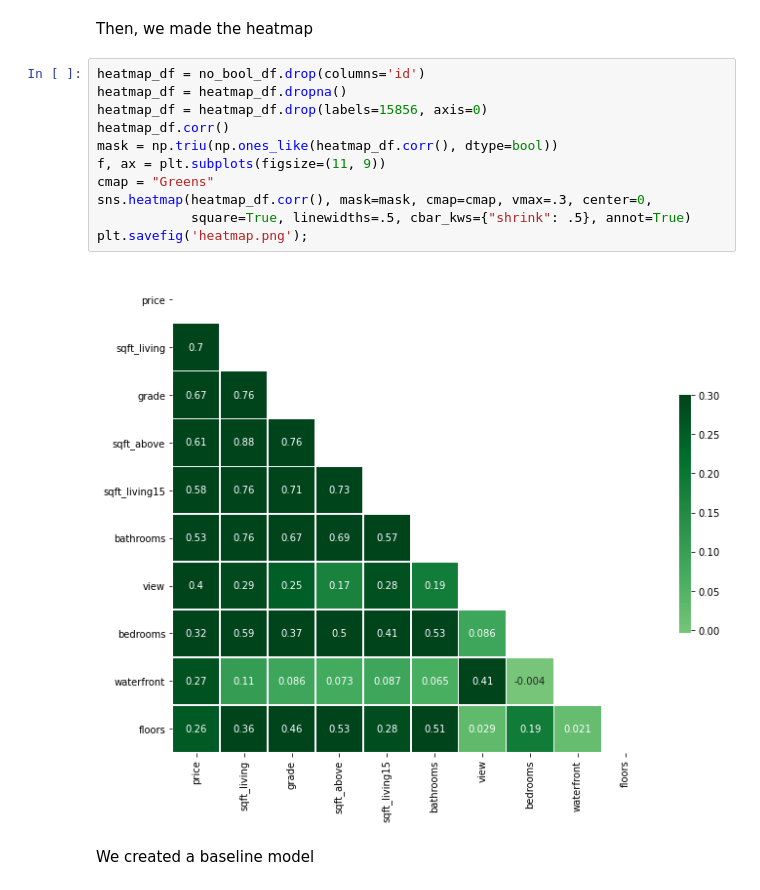
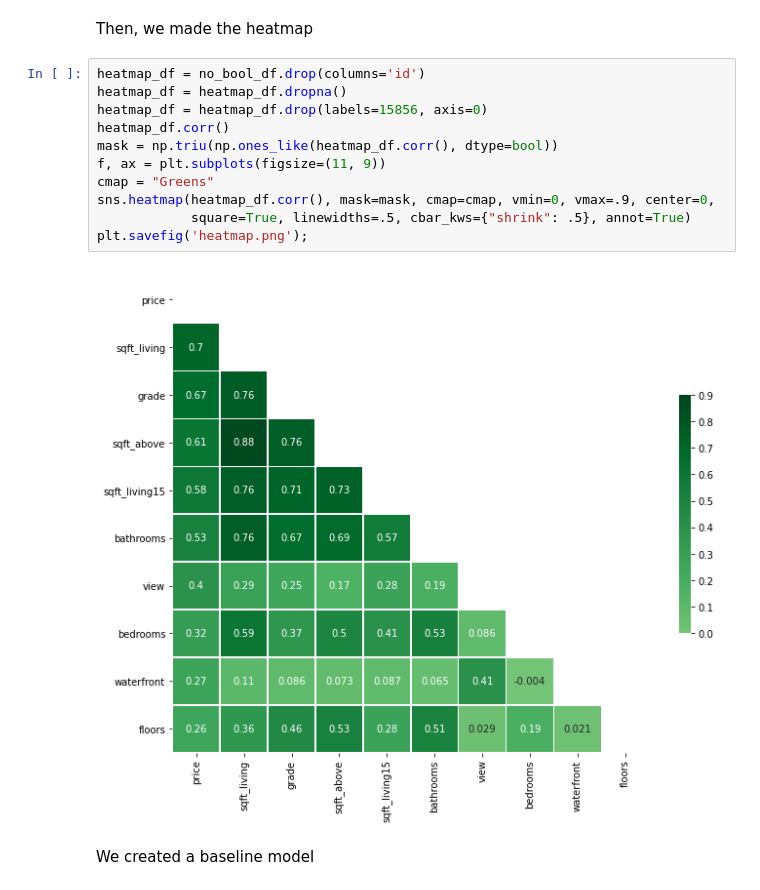
Before and after one commit to learn-co-students/bsc-phase-two-project, a Jupyter notebook: notebooks/exploratory/colette/colette_first_project2_notebook.ipynb, the cells around one changed output. Saved outputs shown, nothing was run; the diff lists cells and outputs as text.

Commit message:
heatmap edits, image edits, readme

```diff
--- a/notebooks/exploratory/colette/colette_first_project2_notebook.ipynb
+++ b/notebooks/exploratory/colette/colette_first_project2_notebook.ipynb
@@ -278,16 +278,16 @@ Then, we made the heatmap
 # %%
 heatmap_df = no_bool_df.drop(columns='id')
 heatmap_df = heatmap_df.dropna()
 heatmap_df = heatmap_df.drop(labels=15856, axis=0)
 heatmap_df.corr()
 mask = np.triu(np.ones_like(heatmap_df.corr(), dtype=bool))
 f, ax = plt.subplots(figsize=(11, 9))
 cmap = "Greens"
-sns.heatmap(heatmap_df.corr(), mask=mask, cmap=cmap, vmax=.3, center=0,
+sns.heatmap(heatmap_df.corr(), mask=mask, cmap=cmap, vmin=0, vmax=.9, center=0,
             square=True, linewidths=.5, cbar_kws={"shrink": .5}, annot=True)
 plt.savefig('heatmap.png');
 # %% [output]
-[figure, old version]
+[figure, new version]
 # %% [markdown]
 We created a baseline model
 # %%
```
Also changed, not shown: parts of 1 cell of this notebook, 2 other files.
